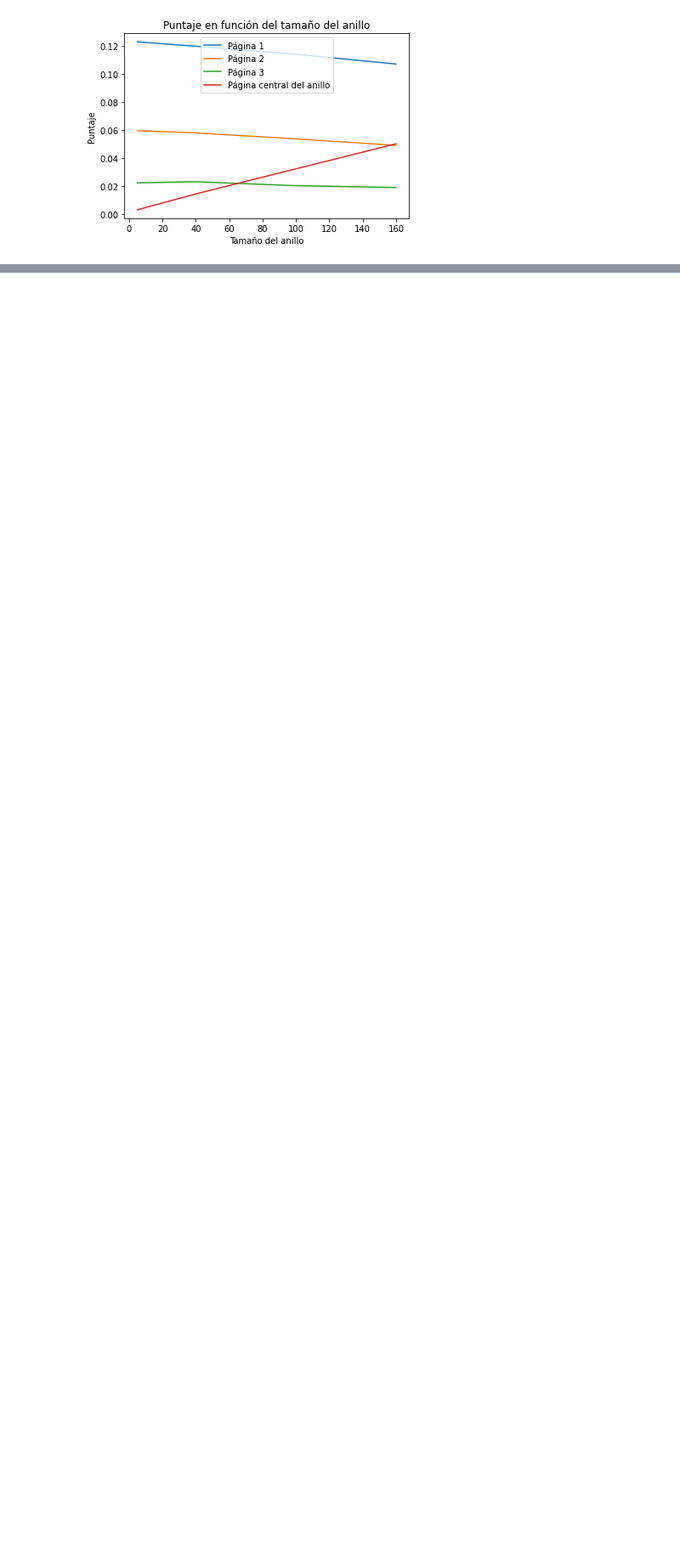
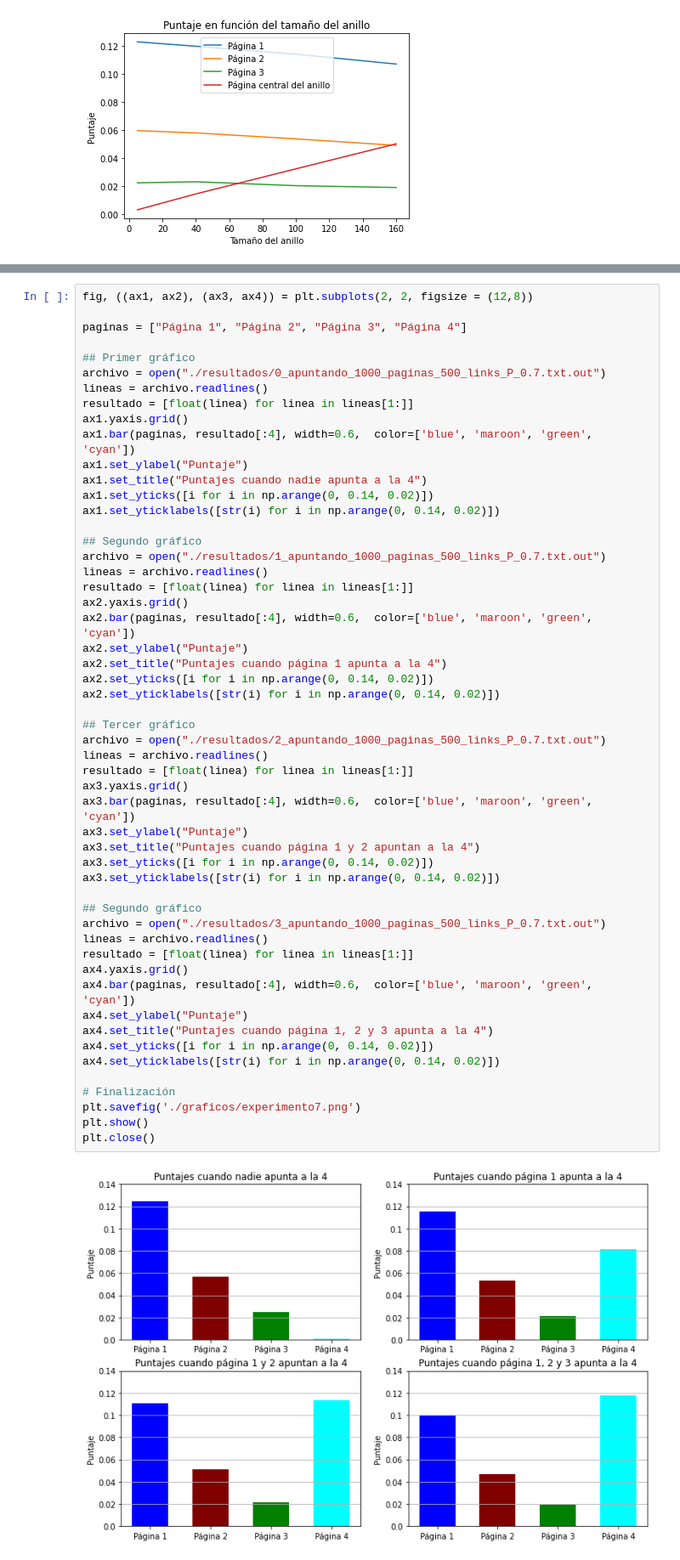
Before and after one commit to elgrandt/metodos-2022, a Jupyter notebook: TP1/python/experimentos.ipynb, the cells around one changed output, grey strips where cells are left out. Shown: that part at 85% size. Cells and saved outputs as stored; diff of their text form; blank space fills up the shorter version.

```diff
--- a/TP1/python/experimentos.ipynb
+++ b/TP1/python/experimentos.ipynb
@@ -417,0 +348,55 @@ plt.close()
+# %%
+fig, ((ax1, ax2), (ax3, ax4)) = plt.subplots(2, 2, figsize = (12,8))
+
+paginas = ["Página 1", "Página 2", "Página 3", "Página 4"]
+
+## Primer gráfico
+archivo = open("./resultados/0_apuntando_1000_paginas_500_links_P_0.7.txt.out")
+lineas = archivo.readlines()
+resultado = [float(linea) for linea in lineas[1:]]
+ax1.yaxis.grid()
+ax1.bar(paginas, resultado[:4], width=0.6,  color=['blue', 'maroon', 'green', 'cyan'])
+ax1.set_ylabel("Puntaje")
+ax1.set_title("Puntajes cuando nadie apunta a la 4")
+ax1.set_yticks([i for i in np.arange(0, 0.14, 0.02)])
+ax1.set_yticklabels([str(i) for i in np.arange(0, 0.14, 0.02)])
+
+## Segundo gráfico
+archivo = open("./resultados/1_apuntando_1000_paginas_500_links_P_0.7.txt.out")
+lineas = archivo.readlines()
+resultado = [float(linea) for linea in lineas[1:]]
+ax2.yaxis.grid()
+ax2.bar(paginas, resultado[:4], width=0.6,  color=['blue', 'maroon', 'green', 'cyan'])
+ax2.set_ylabel("Puntaje")
+ax2.set_title("Puntajes cuando página 1 apunta a la 4")
+ax2.set_yticks([i for i in np.arange(0, 0.14, 0.02)])
+ax2.set_yticklabels([str(i) for i in np.arange(0, 0.14, 0.02)])
+
+## Tercer gráfico
+archivo = open("./resultados/2_apuntando_1000_paginas_500_links_P_0.7.txt.out")
+lineas = archivo.readlines()
+resultado = [float(linea) for linea in lineas[1:]]
+ax3.yaxis.grid()
+ax3.bar(paginas, resultado[:4], width=0.6,  color=['blue', 'maroon', 'green', 'cyan'])
+ax3.set_ylabel("Puntaje")
+ax3.set_title("Puntajes cuando página 1 y 2 apuntan a la 4")
+ax3.set_yticks([i for i in np.arange(0, 0.14, 0.02)])
+ax3.set_yticklabels([str(i) for i in np.arange(0, 0.14, 0.02)])
+
+## Segundo gráfico
+archivo = open("./resultados/3_apuntando_1000_paginas_500_links_P_0.7.txt.out")
+lineas = archivo.readlines()
+resultado = [float(linea) for linea in lineas[1:]]
+ax4.yaxis.grid()
+ax4.bar(paginas, resultado[:4], width=0.6,  color=['blue', 'maroon', 'green', 'cyan'])
+ax4.set_ylabel("Puntaje")
+ax4.set_title("Puntajes cuando página 1, 2 y 3 apunta a la 4")
+ax4.set_yticks([i for i in np.arange(0, 0.14, 0.02)])
+ax4.set_yticklabels([str(i) for i in np.arange(0, 0.14, 0.02)])
+
+# Finalización
+plt.savefig('./graficos/experimento7.png')
+plt.show()
+plt.close()
+# %% [output]
+[figure, added]
```
Also changed, not shown: parts of 25 cells of this notebook, 17 other files.
